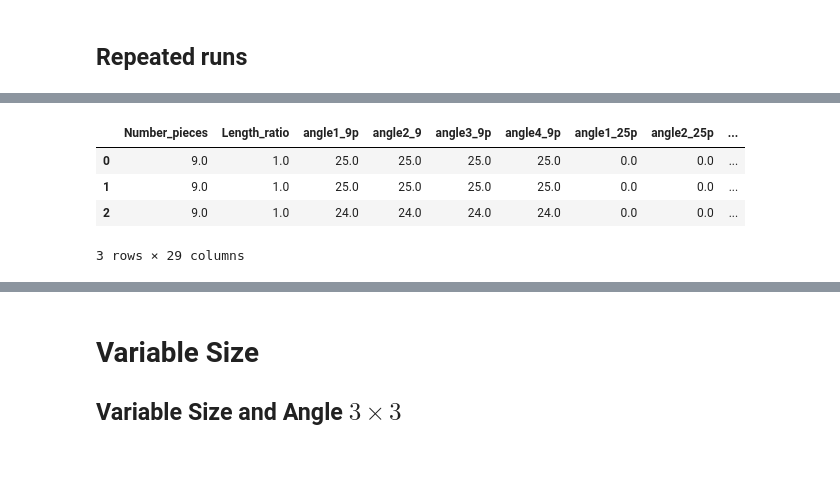
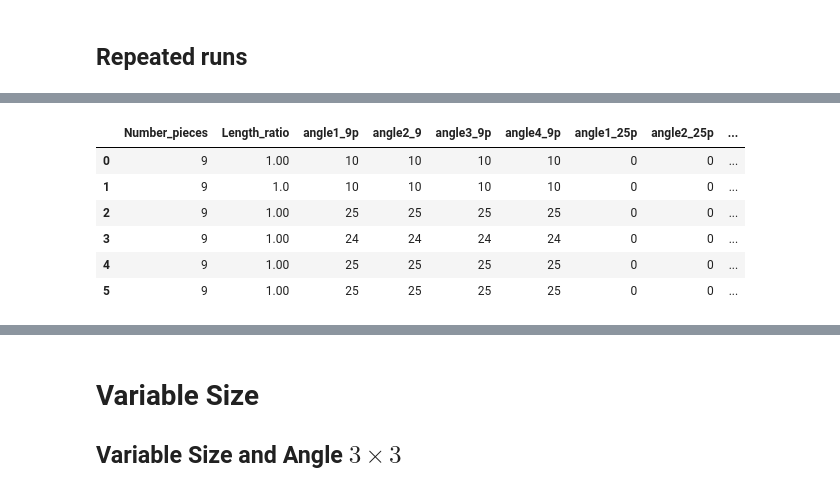
Before and after one commit to Razybehbahani/ML, a Jupyter notebook: FE_analysis/FE_dataCleaning_18angles.ipynb, the cells around one changed output, grey strips where cells are left out. Drawn from its saved outputs; the diff is of its cells as text; code cells hidden in the pictures; blank space fills up the shorter version.

```diff
--- a/FE_analysis/FE_dataCleaning_18angles.ipynb
+++ b/FE_analysis/FE_dataCleaning_18angles.ipynb
@@ -212,25 +192,33 @@ ConstAngle_3_repeat
-# %%
-mypath = '../FE_data/Constant_angle/3 Correct reaction/Checking/'
-edgeAngle = [f for f in listdir(mypath) if f.endswith('deg_3by3')]
-
-OUTPUTS = []
-
-for i in range(len(edgeAngle)):
-    angle = [int(s) for s in edgeAngle[i].split() if s.isdigit()][0]
-    angles = [angle, angle , angle , angle]
-    LengthRatio = 1
-    NumP = 9
-    OUTPUTS.append(output_calc(NumP, LengthRatio, mypath + edgeAngle[i], angles))
-
-Data = np.array([np.array(xi) for xi in OUTPUTS])
-
-ConstAngle_3_repeat = pd.DataFrame(Data, columns = feature_names)
-ConstAngle_3_repeat.to_csv(r'Data/FE_constAng3_repeat2_29param.csv', header=True, index = False)
-
-ConstAngle_3_repeat
-# %% [output]
-|  | Number_pieces | Length_ratio | angle1_9p | angle2_9 | angle3_9p | angle4_9p | angle1_25p | angle2_25p | ... |
-| 0 | 9.0 | 1.0 | 25.0 | 25.0 | 25.0 | 25.0 | 0.0 | 0.0 | ... |
-| 1 | 9.0 | 1.0 | 25.0 | 25.0 | 25.0 | 25.0 | 0.0 | 0.0 | ... |
-| 2 | 9.0 | 1.0 | 24.0 | 24.0 | 24.0 | 24.0 | 0.0 | 0.0 | ... |
-3 rows × 29 columns
+# %%
+mypath = '../FE_simulationData/reruns_set1/'
+
+edgeAngle = [f for f in listdir(mypath)]
+OUTPUTS = []
+
+
+for i in range(len(edgeAngle)):
+    if edgeAngle[i][0] == '3':
+        NumP = 9
+    elif edgeAngle[i][0] == '5':
+        NumP = 25
+    elif edgeAngle[i][0] == '7':
+        NumP = 49
+    angles = [int(s) for s in edgeAngle[i].split() if s.isdigit()]
+    LengthRatio = edgeAngle[i][8:12]
+    OUTPUTS.append(output_calc(NumP, LengthRatio, mypath + edgeAngle[i], angles))
+
+Data = np.array([np.array(xi) for xi in OUTPUTS])
+
+repeat_set1 = pd.DataFrame(Data, columns = feature_names)
+
+repeat_set1.to_csv(r'Data/FE_repeat01_29param.csv', header=True, index = False)
+
+repeat_set1.iloc[:,:20]
+# %% [output]
+|  | Number_pieces | Length_ratio | angle1_9p | angle2_9 | angle3_9p | angle4_9p | angle1_25p | angle2_25p | ... |
+| 0 | 9 | 1.00 | 10 | 10 | 10 | 10 | 0 | 0 | ... |
+| 1 | 9 | 1.0 | 10 | 10 | 10 | 10 | 0 | 0 | ... |
+| 2 | 9 | 1.00 | 25 | 25 | 25 | 25 | 0 | 0 | ... |
+| 3 | 9 | 1.00 | 24 | 24 | 24 | 24 | 0 | 0 | ... |
+| 4 | 9 | 1.00 | 25 | 25 | 25 | 25 | 0 | 0 | ... |
+| 5 | 9 | 1.00 | 25 | 25 | 25 | 25 | 0 | 0 | ... |
```
Also changed, not shown: parts of 10 cells of this notebook, 1 other file.
